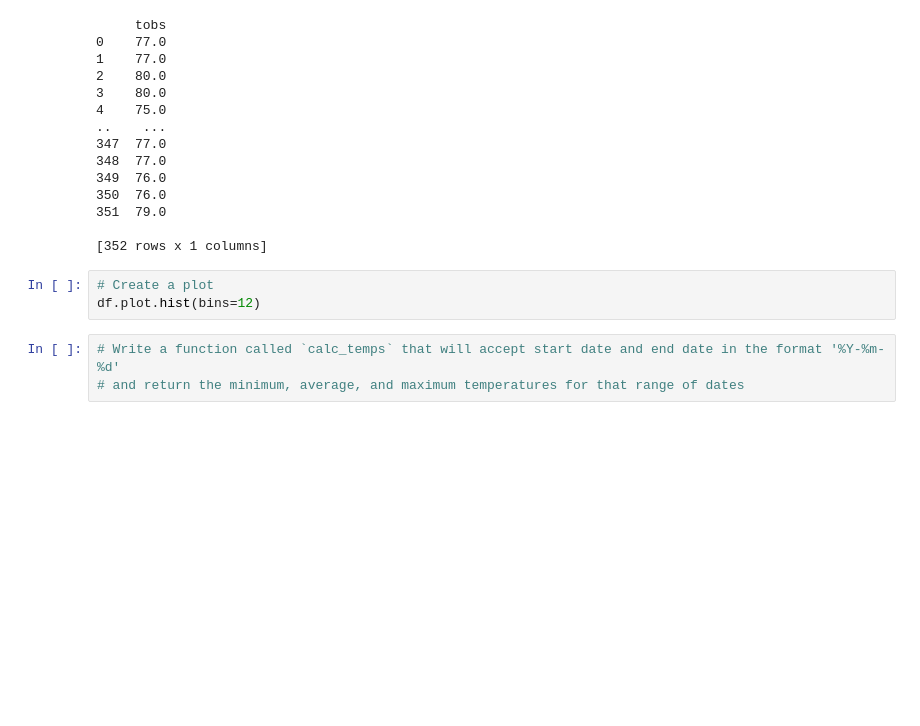
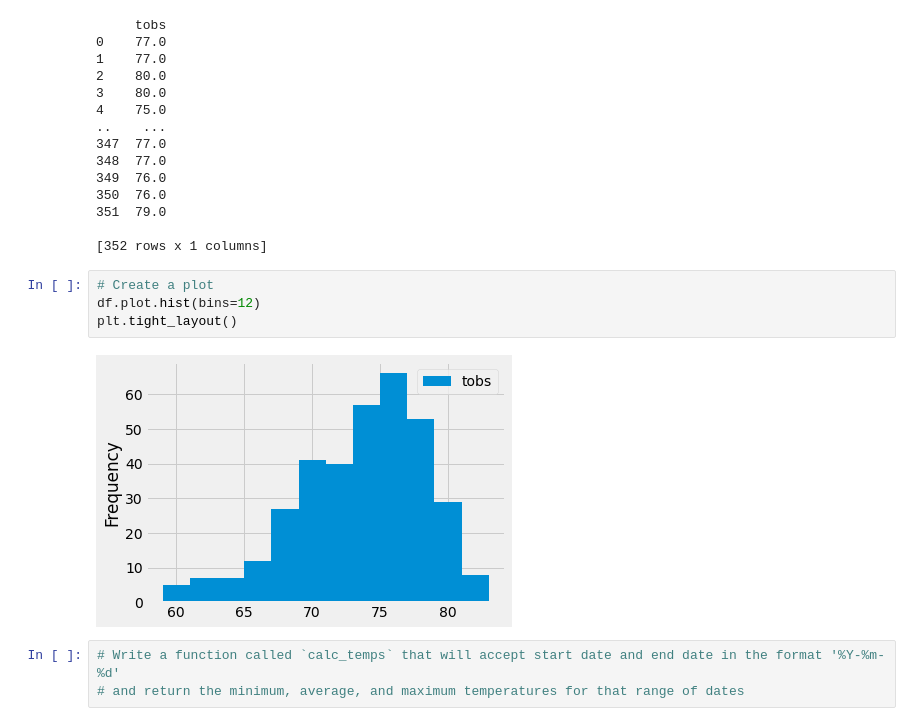
Before and after one commit to Lane91/surfs_up, a Jupyter notebook: climate_analysis.ipynb, the cells around one changed output. Saved outputs shown, nothing was run; the diff lists cells and outputs as text; blank space fills up the shorter version.

Commit message:
adding plot

```diff
--- a/climate_analysis.ipynb
+++ b/climate_analysis.ipynb
@@ -176,6 +176,9 @@ print(df)
 # %%
 # Create a plot
 df.plot.hist(bins=12)
+plt.tight_layout()
+# %% [output]
+[figure, added]
 # %%
 # Write a function called `calc_temps` that will accept start date and end date in the format '%Y-%m-%d'
 # and return the minimum, average, and maximum temperatures for that range of dates
```
